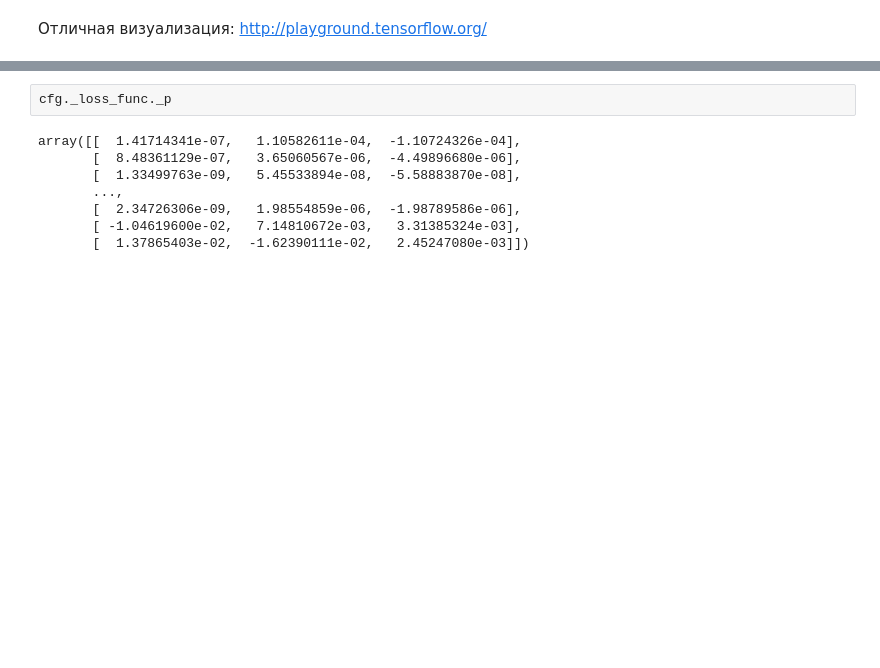
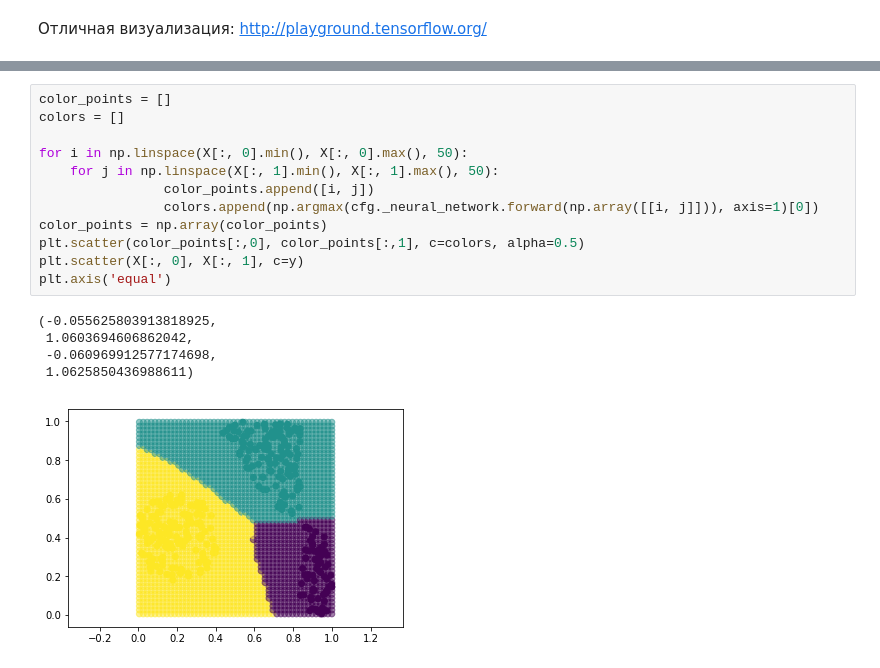
Before and after one commit to sergotail/homeworks, a Jupyter notebook: NN/hw_1/Practice task 1, Back propagation.ipynb, the cells around one changed output, grey strips where cells are left out. Cells and saved outputs as stored; diff of their text form; blank space fills up the shorter version.

```diff
--- a/NN/hw_1/Practice task 1, Back propagation.ipynb
+++ b/NN/hw_1/Practice task 1, Back propagation.ipynb
@@ -233,10 +215,18 @@ plt.plot(xrange(cfg._num_epoch),cfg._losses)
-# %%
-cfg._loss_func._p
-# %% [output]
-array([[  1.41714341e-07,   1.10582611e-04,  -1.10724326e-04],
-       [  8.48361129e-07,   3.65060567e-06,  -4.49896680e-06],
-       [  1.33499763e-09,   5.45533894e-08,  -5.58883870e-08],
-       ...,
-       [  2.34726306e-09,   1.98554859e-06,  -1.98789586e-06],
-       [ -1.04619600e-02,   7.14810672e-03,   3.31385324e-03],
-       [  1.37865403e-02,  -1.62390111e-02,   2.45247080e-03]])
+# %%
+color_points = []
+colors = []
+
+for i in np.linspace(X[:, 0].min(), X[:, 0].max(), 50):
+    for j in np.linspace(X[:, 1].min(), X[:, 1].max(), 50):
+                color_points.append([i, j])
+                colors.append(np.argmax(cfg._neural_network.forward(np.array([[i, j]])), axis=1)[0])
+color_points = np.array(color_points)
+plt.scatter(color_points[:,0], color_points[:,1], c=colors, alpha=0.5)
+plt.scatter(X[:, 0], X[:, 1], c=y)
+plt.axis('equal')
+# %% [output]
+(-0.055625803913818925,
+ 1.0603694606862042,
+ -0.060969912577174698,
+ 1.0625850436988611)
+[figure, added]
```
Also changed, not shown: parts of 10 cells of this notebook, 6 other files.
